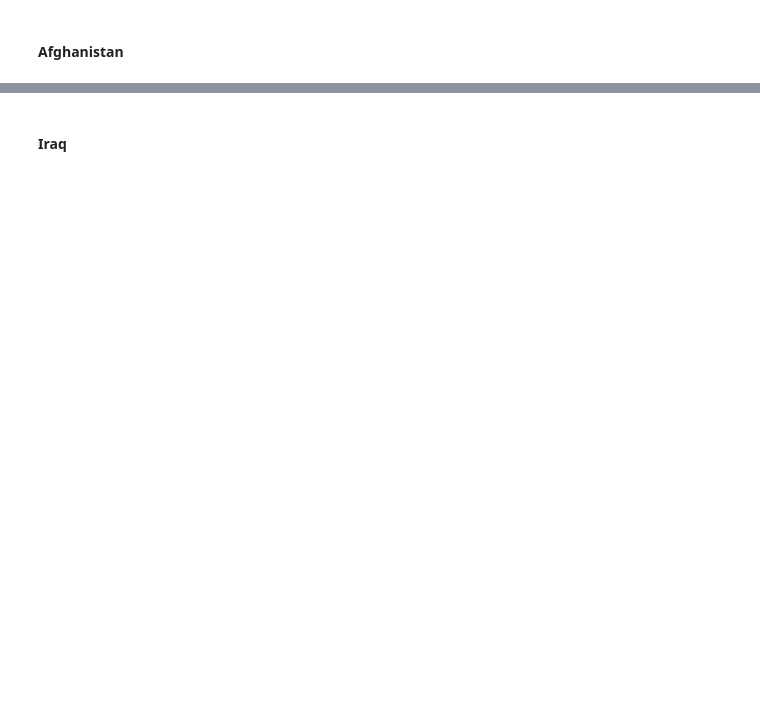
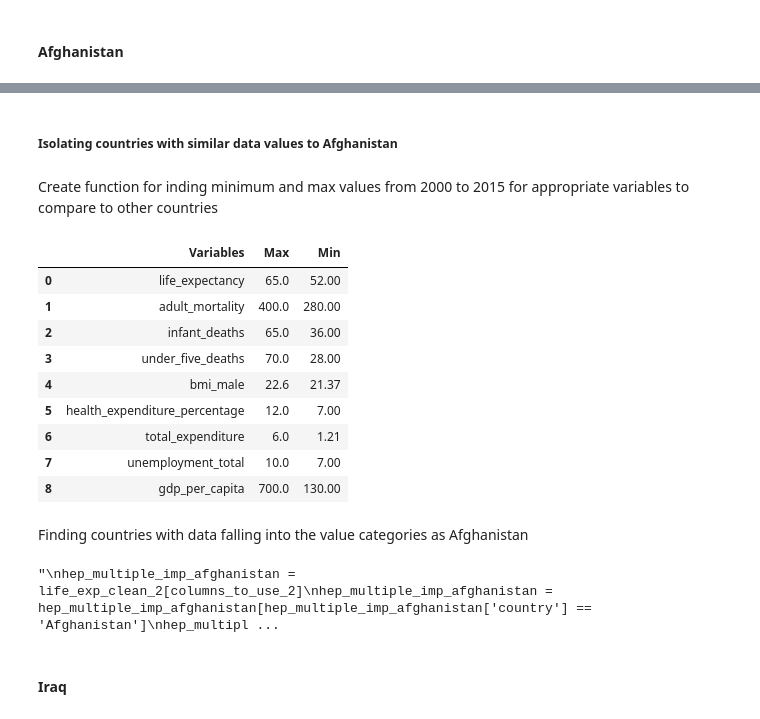
Before and after one commit to WVDevCode/Life_Expectancy_and_GDP, a Jupyter notebook: Notebooks/df_tidying.ipynb, the cells around one changed output, grey strips where cells are left out. Cells and saved outputs as stored; diff of their text form; code cells hidden in the pictures; blank space fills up the shorter version.

Commit message:
added class and functions for finding countries with similar conditions to MAR countries - not yet complete

```diff
--- a/Notebooks/df_tidying.ipynb
+++ b/Notebooks/df_tidying.ipynb
@@ -1634,0 +1670,2 @@ hep_multiple_imputation_df['sub_region'] = LabelEncoder().fit_transform(hep_mult
+# %% [markdown]
+##### Isolating countries with similar data values to Afghanistan
@@ -1634,0 +1675,69 @@ hep_multiple_imputation_df['sub_region'] = LabelEncoder().fit_transform(hep_mult
+# %% [markdown]
+Create function for inding minimum and max values from 2000 to 2015 for appropriate variables to compare to other countries
+# %%
+class CountryImputer:
+    def __init__(self, life_exp_clean_2):
+
+        self.life_exp_clean_2 = life_exp_clean_2
+
+    def find_min_and_max_boundaries(self, country, variables_to_remove=None):
+        considered_variables = ['life_expectancy', 'adult_mortality', 'infant_deaths', 'under_five_deaths', 'bmi_male', 'health_expenditure_percentage', 'total_expenditure', 'unemployment_total', 'gdp_per_capita']
+        if variables_to_remove is not None:
+            for variable in variables_to_remove:
+                considered_variables.remove(variable)
+        else:
+            pass
+        max_and_min = pd.DataFrame(columns=['Variables', 'Max', 'Min'])
+        max_and_min['Variables'] = considered_variables
+        max_list = []
+        min_list = []
+        for variable in considered_variables:
+            max_variable = np.max(life_exp_clean_2[variable][life_exp_clean_2['country'] == country])
+            max_list.append(max_variable)
+            min_variable = np.min(life_exp_clean_2[variable][life_exp_clean_2['country'] == country])
+            min_list.append(min_variable)
+        max_and_min['Max'] = max_list
+        max_and_min['Min'] = min_list
+
+        # Manual tolerance application
+        max_and_min.loc[0, 'Max'] = 65
+        max_and_min.loc[0, 'Min'] = 52
+        max_and_min.loc[1, 'Max'] = 400
+        max_and_min.loc[1, 'Min'] = 280
+        max_and_min.loc[2, 'Max'] = 65
+        max_and_min.loc[2, 'Min'] = 36
+        max_and_min.loc[3, 'Max'] = 70
+        max_and_min.loc[3, 'Min'] = 28
+
+        max_and_min.loc[5, 'Max'] = 12
+        max_and_min.loc[5, 'Min'] = 7
+        max_and_min.loc[6, 'Max'] = 6
+
+        max_and_min.loc[7, 'Max'] = 10
+        max_and_min.loc[7, 'Min'] = 7
+        max_and_min.loc[8, 'Max'] = 700
+        max_and_min.loc[8, 'Min'] = 130
+
+        return max_and_min
+
+    def find_similar(self):
+        for variable in max_and_min:
+
+
+
+
+finder = CountryImputer(life_exp_clean_2)
+finder.find_min_and_max_boundaries('Afghanistan')
+# %% [output]
+|  | Variables | Max | Min |
+| 0 | life_expectancy | 65.0 | 52.00 |
+| 1 | adult_mortality | 400.0 | 280.00 |
+| 2 | infant_deaths | 65.0 | 36.00 |
+| 3 | under_five_deaths | 70.0 | 28.00 |
+| 4 | bmi_male | 22.6 | 21.37 |
+| 5 | health_expenditure_percentage | 12.0 | 7.00 |
+| 6 | total_expenditure | 6.0 | 1.21 |
+| 7 | unemployment_total | 10.0 | 7.00 |
+| 8 | gdp_per_capita | 700.0 | 130.00 |
+# %% [markdown]
+Finding countries with data falling into the value categories as Afghanistan
@@ -1635,4 +1746,5 @@ hep_multiple_imputation_df['sub_region'] = LabelEncoder().fit_transform(hep_mult
 # %%
+'''
 hep_multiple_imp_afghanistan = life_exp_clean_2[columns_to_use_2]
 hep_multiple_imp_afghanistan = hep_multiple_imp_afghanistan[hep_multiple_imp_afghanistan['country'] == 'Afghanistan']
 hep_multiple_imp_afghanistan['country'] = LabelEncoder().fit_transform(hep_multiple_imp_afghanistan['country'])
@@ -1643,6 +1755,9 @@ afghanistan_imputed['health_expenditure_percentage'] = round(afghanistan_imputed
 afghanistan_imputed['year'] = range(2015, 1999, -1)
 afghanistan_imputed['country'] = 'Afghanistan'
 afghanistan_imputed= afghanistan_imputed[['country', 'year', 'health_expenditure_percentage']]
+'''
+# %% [output]
+"\nhep_multiple_imp_afghanistan = life_exp_clean_2[columns_to_use_2]\nhep_multiple_imp_afghanistan = hep_multiple_imp_afghanistan[hep_multiple_imp_afghanistan['country'] == 'Afghanistan']\nhep_multipl ...
 # %% [markdown]
 #### Iraq
 # %%
```
Also changed, not shown: parts of 9 cells of this notebook, 6 other files.
